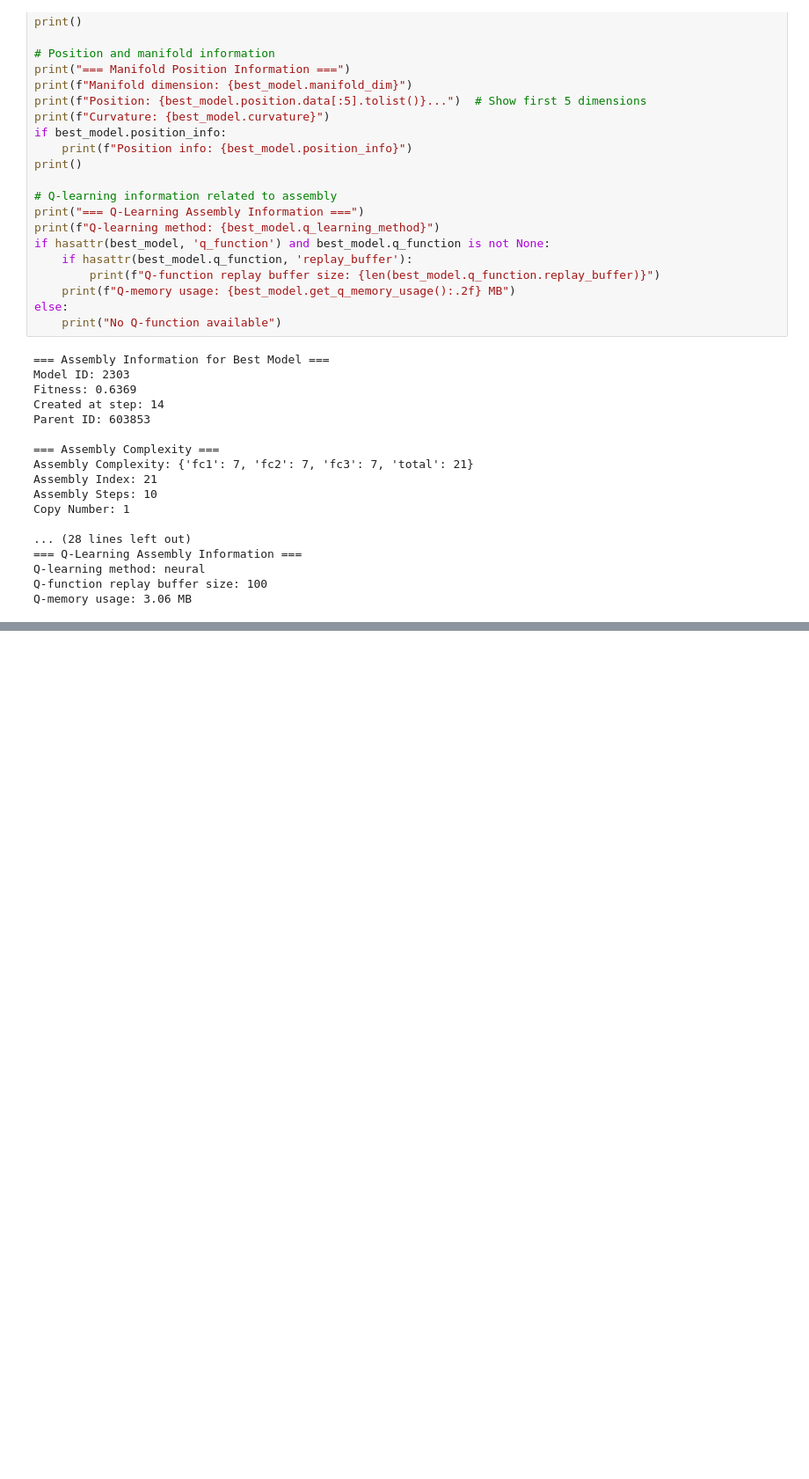
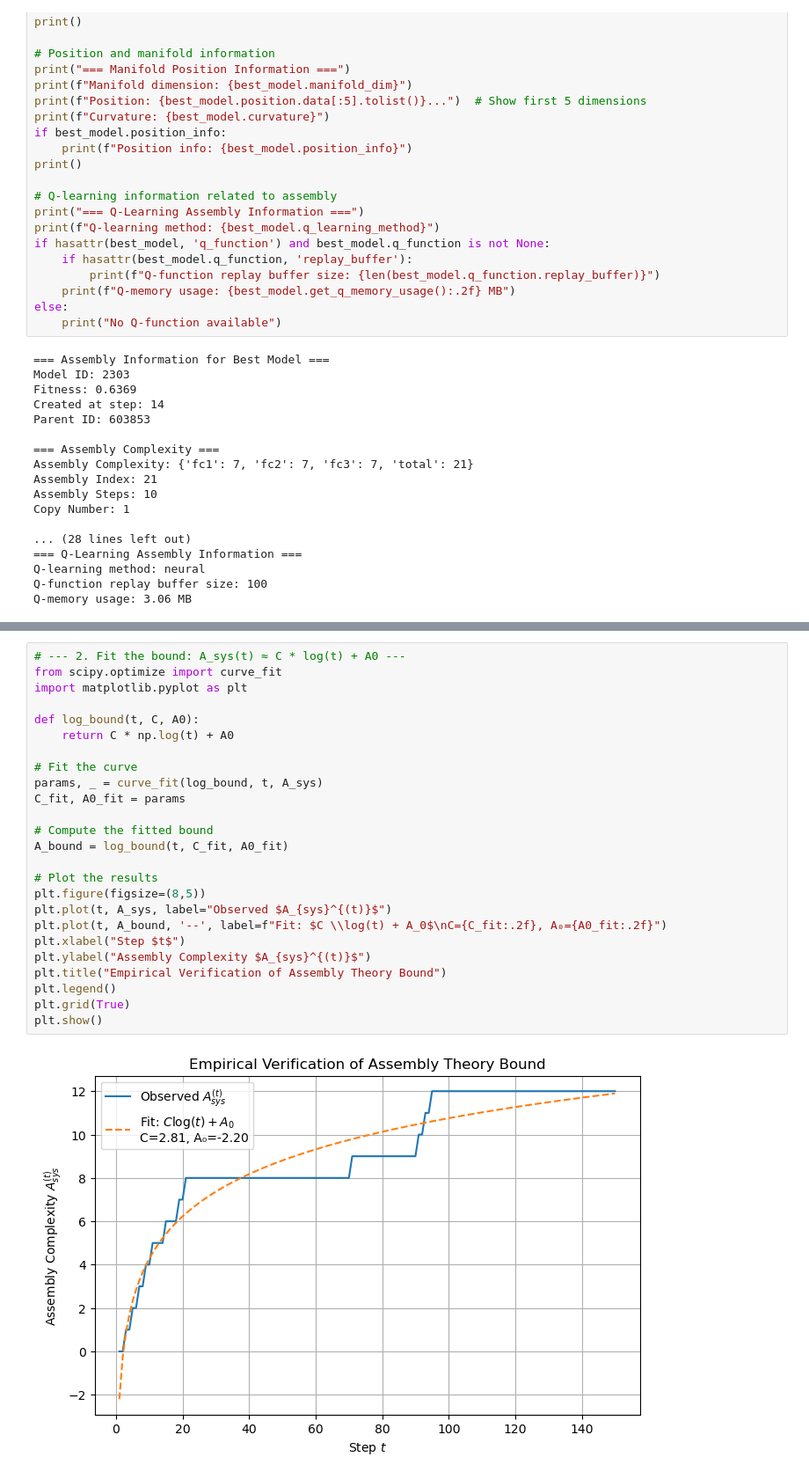
Before and after one commit to Cind3r/ARCNET, a Jupyter notebook: ARCNET.ipynb, the cells around one changed output, grey strips where cells are left out. Shown at 88% size. Saved outputs shown, nothing was run; the diff lists cells and outputs as text; blank space fills up the shorter version.

Commit message:
Validation of Assembly

```diff
--- a/ARCNET.ipynb
+++ b/ARCNET.ipynb
@@ -1841,0 +1966,27 @@ AttributeError: 'AssemblyTrackingRegistry' object has no attribute 'items'
+# %%
+# --- 2. Fit the bound: A_sys(t) ≈ C * log(t) + A0 ---
+from scipy.optimize import curve_fit
+import matplotlib.pyplot as plt
+
+def log_bound(t, C, A0):
+    return C * np.log(t) + A0
+
+# Fit the curve
+params, _ = curve_fit(log_bound, t, A_sys)
+C_fit, A0_fit = params
+
+# Compute the fitted bound
+A_bound = log_bound(t, C_fit, A0_fit)
+
+# Plot the results
+plt.figure(figsize=(8,5))
+plt.plot(t, A_sys, label="Observed $A_{sys}^{(t)}$")
+plt.plot(t, A_bound, '--', label=f"Fit: $C \\log(t) + A_0$\nC={C_fit:.2f}, A₀={A0_fit:.2f}")
+plt.xlabel("Step $t$")
+plt.ylabel("Assembly Complexity $A_{sys}^{(t)}$")
+plt.title("Empirical Verification of Assembly Theory Bound")
+plt.legend()
+plt.grid(True)
+plt.show()
+# %% [output]
+[figure, added]
```
Also changed, not shown: parts of 6 cells of this notebook.
